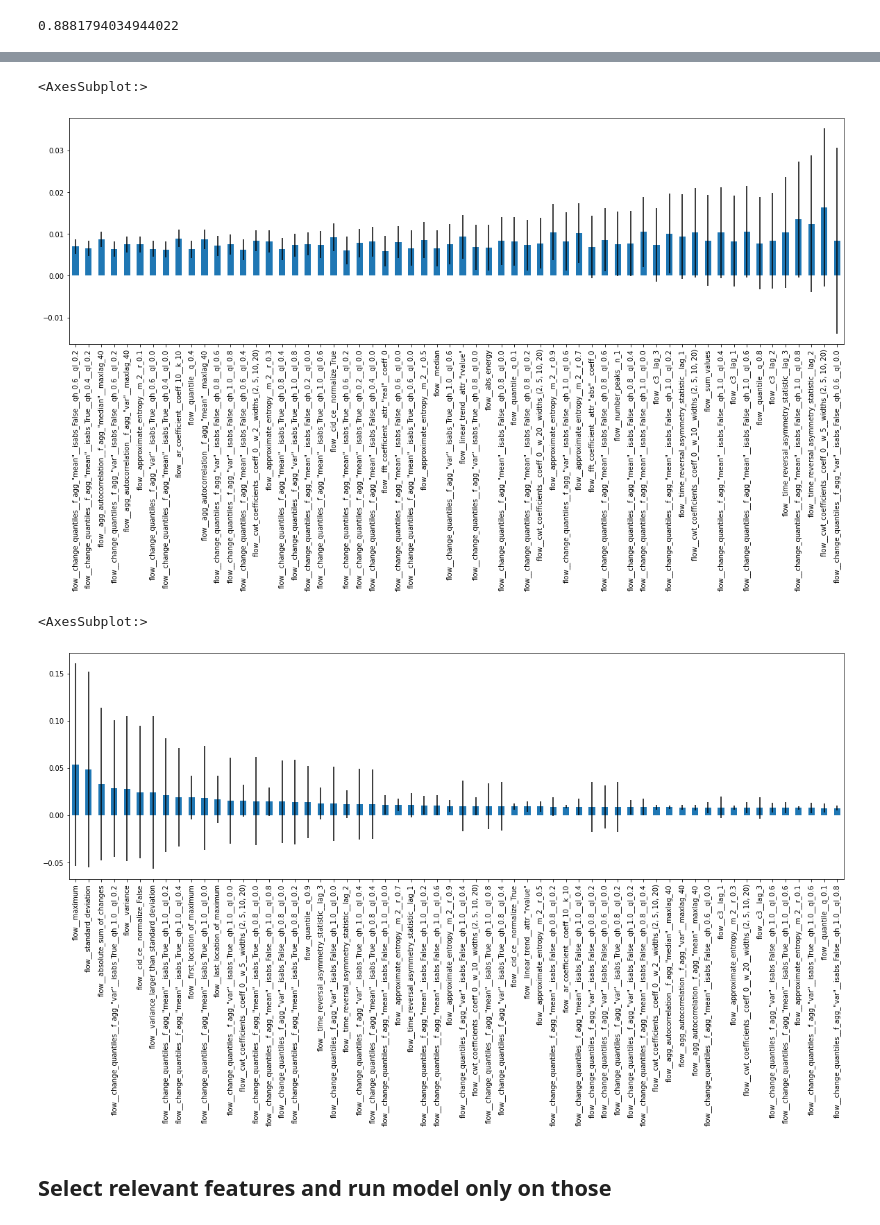
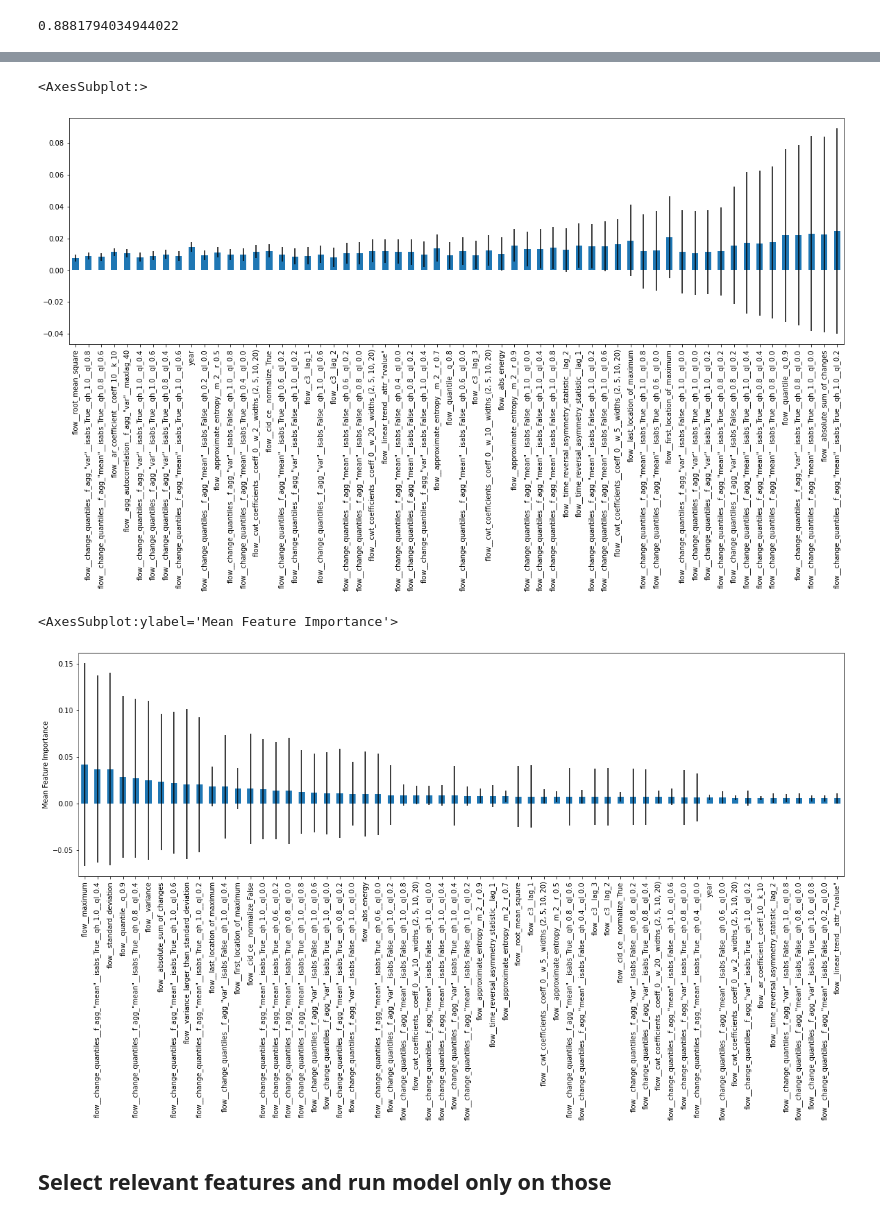
Before and after one commit to cbaggini/extreme-snowmelt-forecast, a Jupyter notebook: extreme-snowmelt-ts-params.ipynb, the cells around one changed output, grey strips where cells are left out. Drawn from its saved outputs; the diff is of its cells as text; code cells hidden in the pictures.

```diff
--- a/extreme-snowmelt-ts-params.ipynb
+++ b/extreme-snowmelt-ts-params.ipynb
@@ -42,7 +42,7 @@ def auc_pr_score(y_true, y_pred):
 auc_pr = make_scorer(auc_pr_score, greater_is_better=True)
 
 N_DAYS = 30
-TIME_LAG = 10
+TIME_LAG = 1
 # %% [markdown]
 ## Create rolled dataframe
 # %%
@@ -353,7 +353,7 @@ X_features_under_all['unique_id'] = X_features_under_all['Unnamed: 0'].apply(
     ast.literal_eval)
 # %%
 X_features_under_all = pd.merge(X_features_under_all, all_data_clean[[
-    'binary', 'unique_id']], how='left', on='unique_id')
+    'binary', 'year', 'unique_id']], how='left', on='unique_id')
 X_features_under_all = X_features_under_all.set_index(
     X_features_under_all['unique_id'], drop=True)
 y_under = X_features_under_all['binary']
@@ -425,7 +425,8 @@ X_filtered_test = X_features_under_filtered[X_features_under_filtered.index.isin
 y_train = y_under[y_under.index.isin(idx_train)]
 y_test = y_under[y_under.index.isin(idx_test)]
 
-classifier_filtered = RandomForestClassifier(n_jobs=-1, random_state=42)
+classifier_filtered = RandomForestClassifier(
+    n_jobs=-1, random_state=42)
 classifier_filtered.fit(X_filtered_train, y_train)
 print(classification_report(y_test, classifier_filtered.predict(X_filtered_test)))
 auc_pr_score(y_test, classifier_filtered.predict(X_filtered_test))
@@ -492,7 +489,8 @@ weighted avg       0.85      0.85      0.85     14184
 # features with lowest standard deviation
 
 importances = classifier_filtered.feature_importances_
-forest_importances = pd.Series(importances, index=X_selected.columns)
+forest_importances = pd.Series(
+    importances, index=X_selected.columns)
 
 std = np.std(
     [tree.feature_importances_ for tree in classifier_filtered.estimators_], axis=0)
@@ -507,23 +505,25 @@ plt.figure(figsize=(20, 6))
 lowest_features.plot.bar(yerr=lowest_std)
 # %% [output]
 <AxesSubplot:>
-[figure, old version]
+[figure, new version]
 # %%
 # features with highest importance
 importances = classifier_filtered.feature_importances_
-forest_importances = pd.Series(importances, index=X_selected.columns)
+forest_importances = pd.Series(
+    importances, index=X_features_under_filtered.columns)
 main_features = forest_importances.nlargest(60)
 main_features_indices = pd.Series(importances).nlargest(60).index
 
 std = np.std(
     [tree.feature_importances_ for tree in classifier_filtered.estimators_], axis=0)
 main_std = std[main_features_indices]
 
 plt.figure(figsize=(20, 6))
+plt.ylabel('Mean Feature Importance')
 main_features.plot.bar(yerr=main_std)
 # %% [output]
-<AxesSubplot:>
+<AxesSubplot:ylabel='Mean Feature Importance'>
-[figure, old version]
+[figure, new version]
 # %% [markdown]
 ## Select relevant features and run model only on those
 # %%
```
Also changed, not shown: parts of 21 cells of this notebook, 2 other files.
